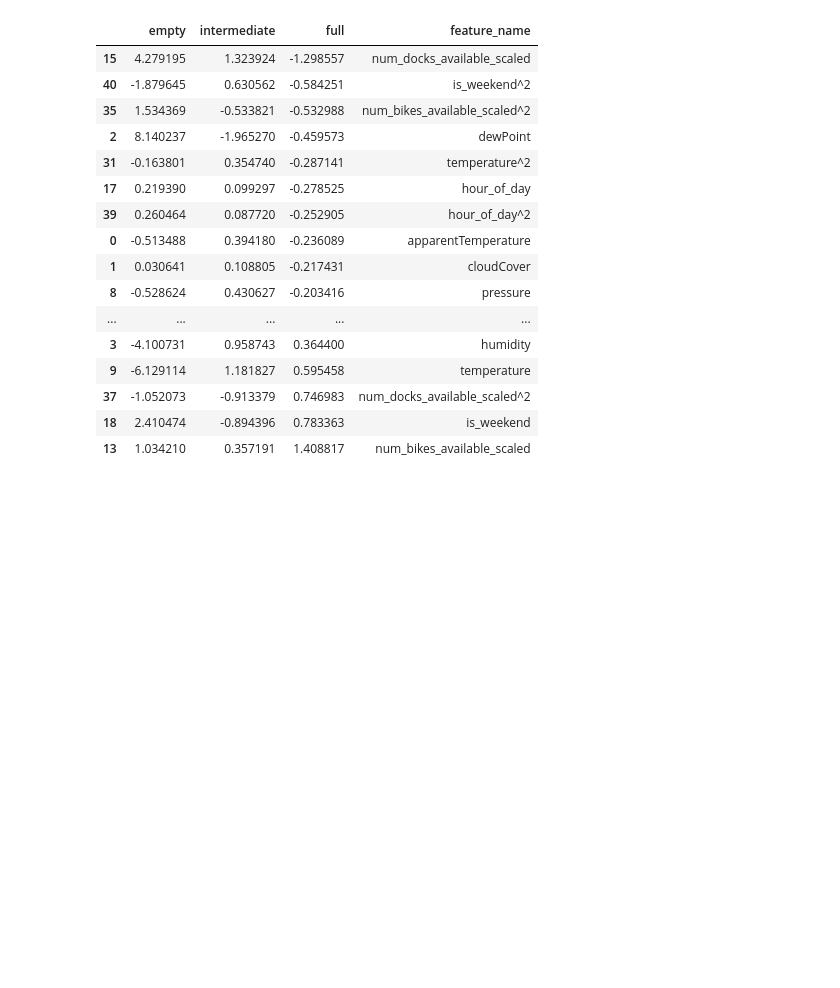
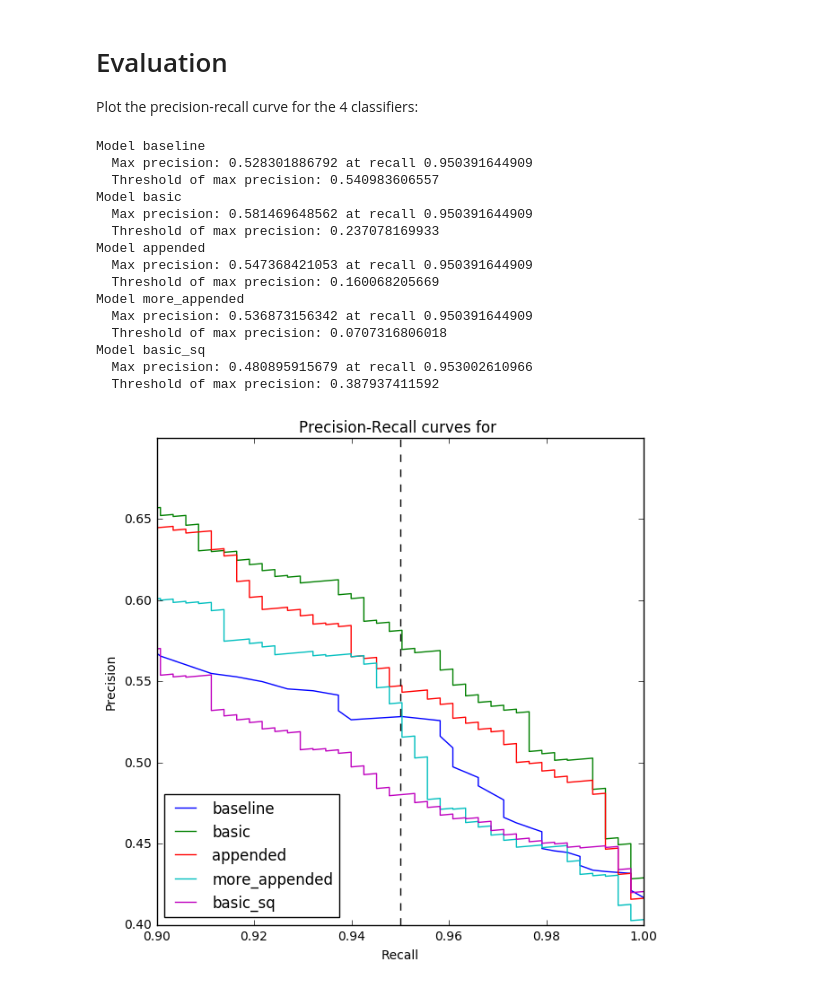
Before and after one commit to cer446/Intro-to-DS-CitiBike-Term-Project, a Jupyter notebook: LogReg.ipynb, the cells around one changed output. Saved outputs shown, nothing was run; the diff lists cells and outputs as text; code cells hidden in the pictures; blank space fills up the shorter version.

```diff
--- a/LogReg.ipynb
+++ b/LogReg.ipynb
@@ -244,23 +165,50 @@ Accuracy: 0.712809917355
-# %%
-coefs = pd.DataFrame(sq.coef_.T, columns=['empty', 'intermediate', 'full'])
-coefs['feature_name'] = list(training_X.columns) + [f + '^2' for f in training_X.columns]
-coefs.sort_values(by=['full'], inplace=True)
-coefs
-# %% [output]
-|  | empty | intermediate | full | feature_name |
-| 15 | 4.279195 | 1.323924 | -1.298557 | num_docks_available_scaled |
-| 40 | -1.879645 | 0.630562 | -0.584251 | is_weekend^2 |
-| 35 | 1.534369 | -0.533821 | -0.532988 | num_bikes_available_scaled^2 |
-| 2 | 8.140237 | -1.965270 | -0.459573 | dewPoint |
-| 31 | -0.163801 | 0.354740 | -0.287141 | temperature^2 |
-| 17 | 0.219390 | 0.099297 | -0.278525 | hour_of_day |
-| 39 | 0.260464 | 0.087720 | -0.252905 | hour_of_day^2 |
-| 0 | -0.513488 | 0.394180 | -0.236089 | apparentTemperature |
-| 1 | 0.030641 | 0.108805 | -0.217431 | cloudCover |
-| 8 | -0.528624 | 0.430627 | -0.203416 | pressure |
-| ... | ... | ... | ... | ... |
-| 3 | -4.100731 | 0.958743 | 0.364400 | humidity |
-| 9 | -6.129114 | 1.181827 | 0.595458 | temperature |
-| 37 | -1.052073 | -0.913379 | 0.746983 | num_docks_available_scaled^2 |
-| 18 | 2.410474 | -0.894396 | 0.783363 | is_weekend |
-| 13 | 1.034210 | 0.357191 | 1.408817 | num_bikes_available_scaled |
+# %% [markdown]
+# Evaluation
+
+Plot the precision-recall curve for the 4 classifiers:
+# %%
+from sklearn.metrics import precision_recall_curve
+
+gold_labels = data_empty['dev'][1]
+
+def pr_curve(predictions, label):
+    curve = precision_recall_curve(gold_labels, predictions)
+    precision, recall, thresholds = curve
+    mp, mr, mt = project_env.max_precision_for_recall(curve)
+    print('Model', label)
+    print('  Max precision:', mp, 'at recall', mr)
+    print('  Threshold of max precision:', mt)
+    plt.plot(recall, precision, label=label)
+
+plt.figure(figsize=(7, 7))
+pr_curve(data_empty['dev'][0]['num_docks_available_scaled'], 'baseline')
+pr_curve(dev_pred, 'basic')
+pr_curve(a_pred, 'appended')
+pr_curve(more_appended_pred, 'more_appended')
+pr_curve(basic_pred_sq, 'basic_sq')
+
+plt.xlim([0.9, 1.0])
+plt.ylim([0.4, 0.7])
+plt.axvline(x=0.95, color='k', linestyle='--')
+plt.xlabel('Recall')
+plt.ylabel('Precision')
+plt.legend(loc="lower left")
+plt.title('Precision-Recall curves for ')
+plt.show()
+# %% [output]
+Model baseline
+  Max precision: 0.528301886792 at recall 0.950391644909
+  Threshold of max precision: 0.540983606557
+Model basic
+  Max precision: 0.581469648562 at recall 0.950391644909
+  Threshold of max precision: 0.237078169933
+Model appended
+  Max precision: 0.547368421053 at recall 0.950391644909
+  Threshold of max precision: 0.160068205669
+Model more_appended
+  Max precision: 0.536873156342 at recall 0.950391644909
+  Threshold of max precision: 0.0707316806018
+Model basic_sq
+  Max precision: 0.480895915679 at recall 0.953002610966
+  Threshold of max precision: 0.387937411592
+[figure, added]
```
Also changed, not shown: parts of 11 cells of this notebook, 1 other file.
